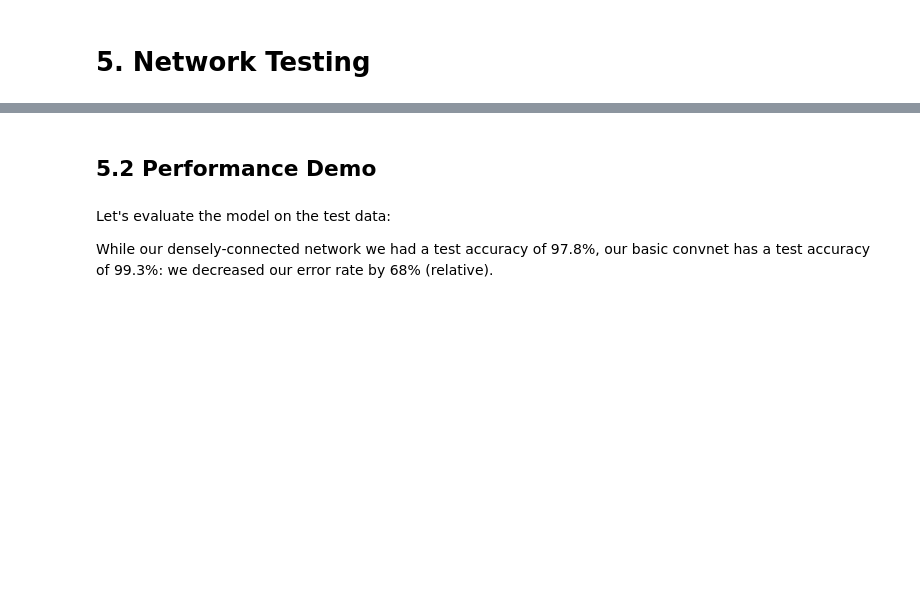
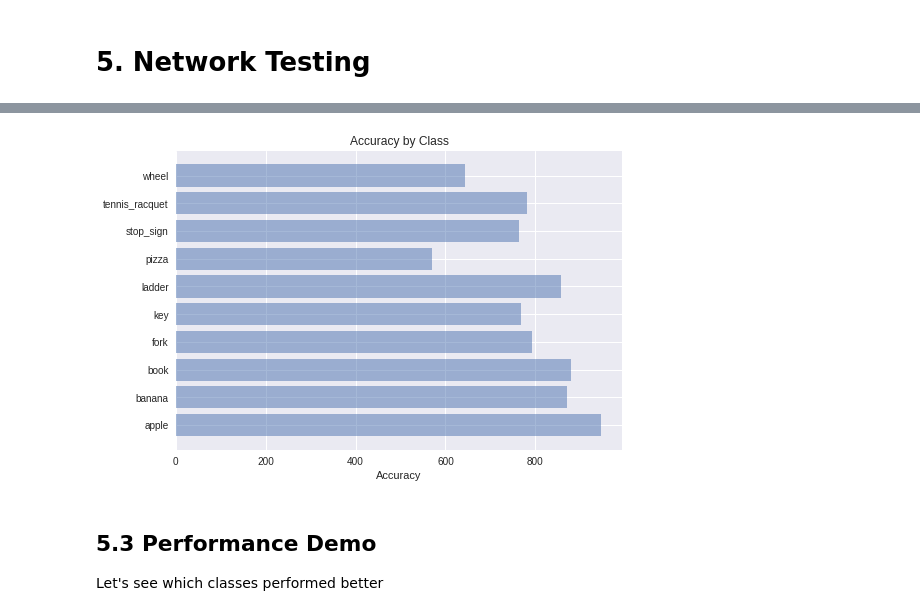
Before and after one commit to telecombcn-dl/2018-dlai-team10, a Jupyter notebook: CNN.ipynb, the cells around one changed output, grey strips where cells are left out. Cells and saved outputs as stored; diff of their text form; code cells hidden in the pictures; blank space fills up the shorter version.

```diff
--- a/CNN.ipynb
+++ b/CNN.ipynb
@@ -379,6 +425,5 @@ plt.show()
 # %%
 running_test_loss=0.0
-test_accuracy=0.0
 test_total=0.0
 test_correct=0.0
 
@@ -394,7 +439,8 @@ for i, test_data in enumerate(test_loader,0):
   _,predicted=torch.max(test_outputs.data,1)
   test_total=test_total+test_labels.size(0)
   test_correct=test_correct + (predicted == test_labels).sum().item()
-  test_accuracy[i]=test_correct/test_total
+
+test_accuracy=test_correct/test_total
 
 print('Test Loss: %.3f - Test Accuracy: %.3f' %
-          (running_test_loss/len(test_loader), test_accuracy))
+         (running_test_loss/len(test_loader), test_accuracy))
@@ -401,6 +453,30 @@ print('Test Loss: %.3f - Test Accuracy: %.3f' %
+# %%
+class_correct = list(0. for i in range(10))
+class_total = list(0. for i in range(10))
+with torch.no_grad():
+    for data in test_loader:
+        test_inputs, test_labels = data
+        test_inputs = test_inputs.view(bs, 1, 28, 28).float()
+        test_inputs = test_inputs.to(device)
+        test_labels = test_labels.to(device)
+        test_outputs = net(test_inputs)
+        _, predicted = torch.max(test_outputs.data,1)
+        c = (predicted == test_labels).squeeze()
+        for i in range(bs):
+            label = test_labels[i]
+            class_correct[label] += c[i].item()
+            class_total[label] += 1
+
+x=np.arange(len(class_name))
+plt.barh(x, class_correct, align='center', alpha=0.5)
+plt.yticks(x, class_name)
+plt.xlabel('Accuracy')
+plt.title('Accuracy by Class')
+
+plt.show()
+# %% [output]
+[figure, added]
 # %% [markdown]
-## 5.2 Performance Demo
+## 5.3 Performance Demo
+
+Let's see which classes performed better
-# %% [markdown]
-Let's evaluate the model on the test data:
-
-While our densely-connected network we had a test accuracy of 97.8%, our basic convnet has a test accuracy of 99.3%: we decreased our error rate by 68% (relative).
```
Also changed, not shown: parts of 12 cells of this notebook.
